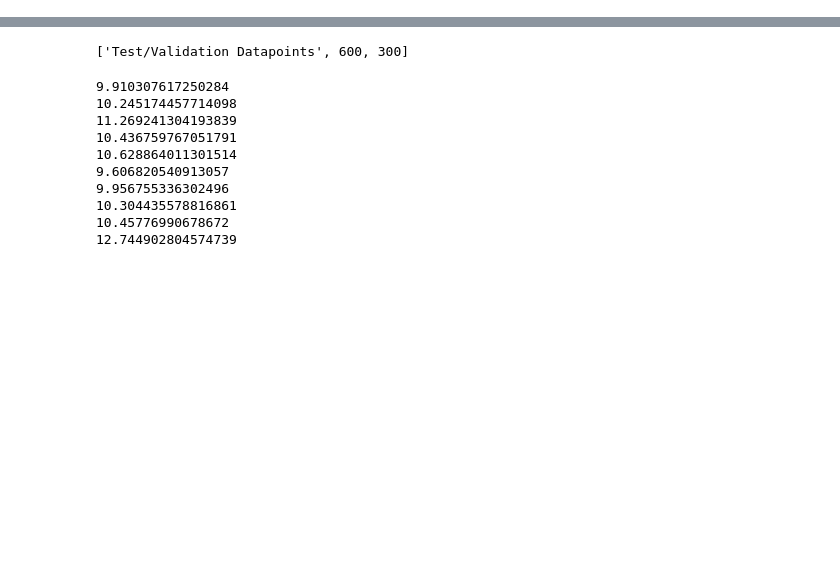
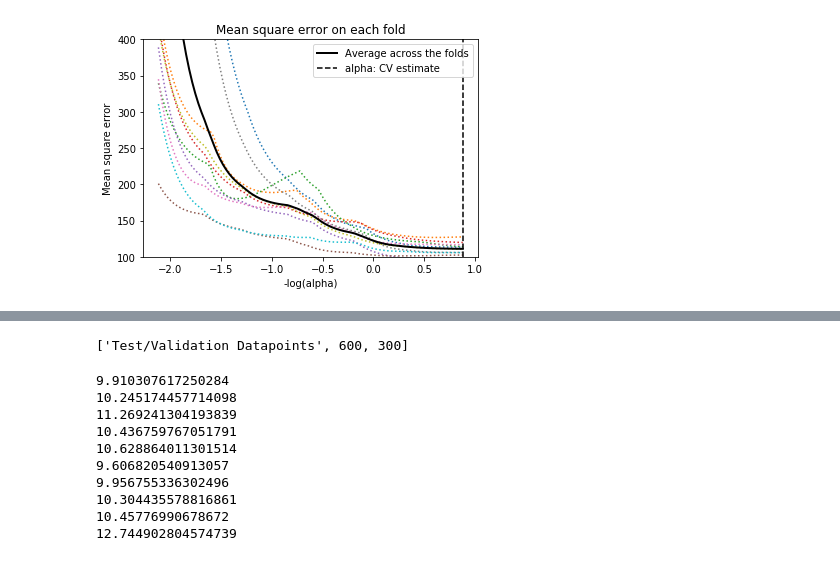
Before and after one commit to dauceg/Intro-ML-jagchirac, a Jupyter notebook: Task 1b - Introduction to Machine Learning.ipynb, the cells around one changed output, grey strips where cells are left out. Cells and saved outputs as stored; diff of their text form; code cells hidden in the pictures; blank space fills up the shorter version.

```diff
--- a/Task 1b - Introduction to Machine Learning.ipynb
+++ b/Task 1b - Introduction to Machine Learning.ipynb
@@ -6,9 +6,13 @@ import numpy as np
 import matplotlib.pyplot as plt
 import numpy as np
 import random
+import pandas as pd
+
 from   sklearn import linear_model
 from   sklearn.metrics import mean_squared_error, r2_score
 from   sklearn.model_selection import KFold
+from   sklearn.model_selection import cross_val_score
+from   sklearn.linear_model import Ridge, Lasso, LassoLarsCV
 
 N_TData = 900;   # data set contains 900 elements
 
@@ -26,12 +30,12 @@ with open('train.csv') as csvfile:
     reader = csv.DictReader(csvfile, delimiter = ',')
     for row in reader:
         ID[int(row['Id'])] = row['Id']
-        y[int(row['Id'])]  = row['y']
-        x1[int(row['Id'])] = row['x1']
-        x2[int(row['Id'])] = row['x2']
-        x3[int(row['Id'])] = row['x3']
-        x4[int(row['Id'])] = row['x4']
-        x5[int(row['Id'])] = row['x5']
+        y[int(row['Id'])]  = np.float64(row['y'])
+        x1[int(row['Id'])] = np.float64(row['x1'])
+        x2[int(row['Id'])] = np.float64(row['x2'])
+        x3[int(row['Id'])] = np.float64(row['x3'])
+        x4[int(row['Id'])] = np.float64(row['x4'])
+        x5[int(row['Id'])] = np.float64(row['x5'])
 
 # Transform the data accordingly
 
@@ -68,6 +72,30 @@ phy_21 = np.ones(phy_20.shape)
 
 X_data = (np.vstack((phy_1, phy_2, phy_3, phy_4, phy_5, phy_6, phy_7, phy_8, phy_9, phy_10, phy_11, phy_12, phy_13, phy_14, phy_15, phy_16, phy_17, phy_18, phy_19, phy_20, phy_21))).T
 
-import pandas as pd
 df = pd.DataFrame(X_data)
 df.to_csv("xdata.csv", header=None, index=None)
+# %%
+# ----- LASSO REGRESSION
+
+from sklearn.linear_model import LassoCV
+lassocv = LassoCV(cv = 10)
+lassocv.fit(X_data, y)
+
+m_log_alphas = -np.log10(lassocv.alphas_)
+
+plt.figure()
+plt.plot(m_log_alphas, lassocv.mse_path_, ':')
+plt.plot(m_log_alphas, lassocv.mse_path_.mean(axis=-1), 'k',label='Average across the folds', linewidth=2)
+plt.axvline(-np.log10(lassocv.alpha_), linestyle='--', color='k',label='alpha: CV estimate')
+plt.legend()
+
+plt.xlabel('-log(alpha)')
+plt.ylabel('Mean square error')
+plt.title('Mean square error on each fold')
+plt.axis('tight')
+plt.ylim(100, 400)
+
+df = pd.DataFrame(lassocv.coef_)
+df.to_csv("lassoWeights.csv", header=None, index=None)
+# %% [output]
+[figure, added]
```
Also changed, not shown: parts of 5 cells of this notebook.
